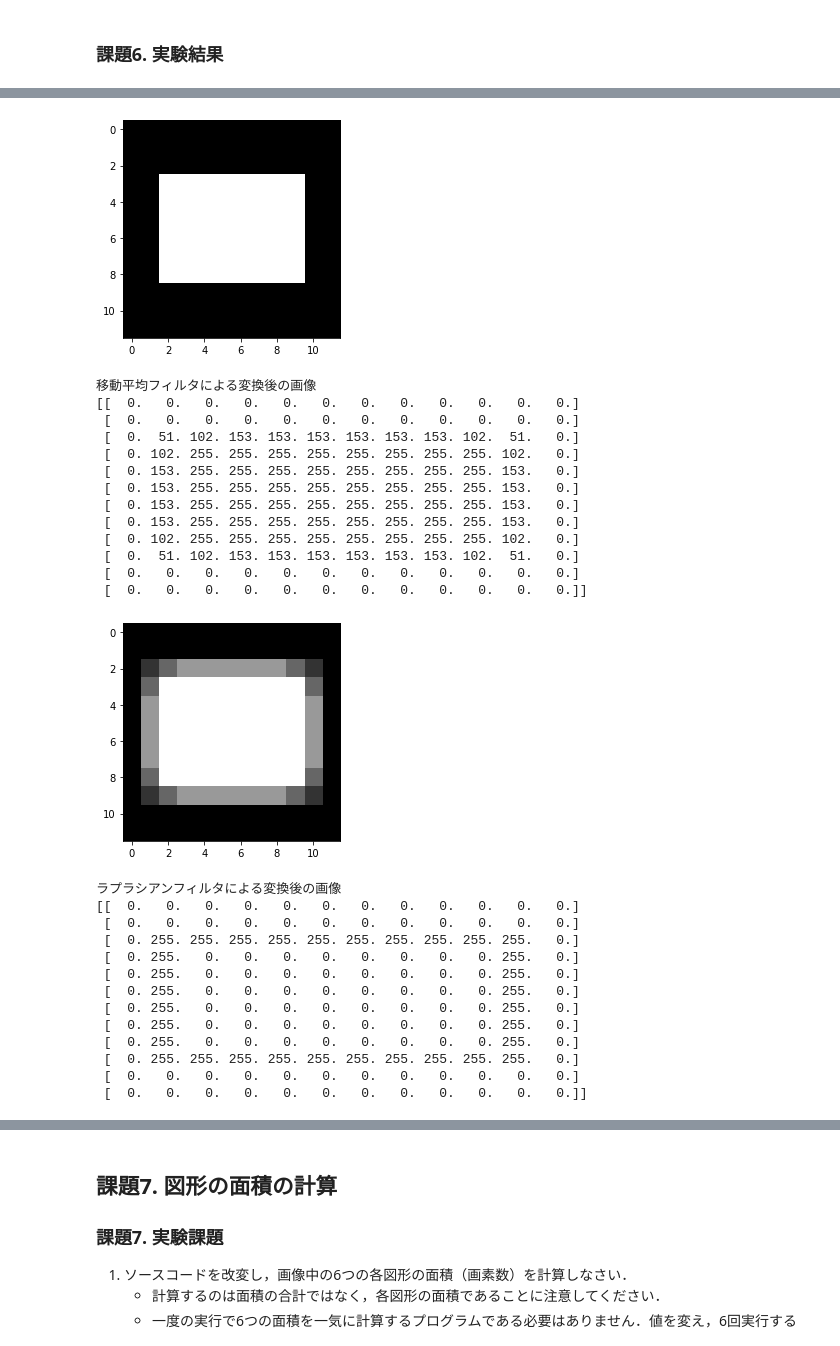
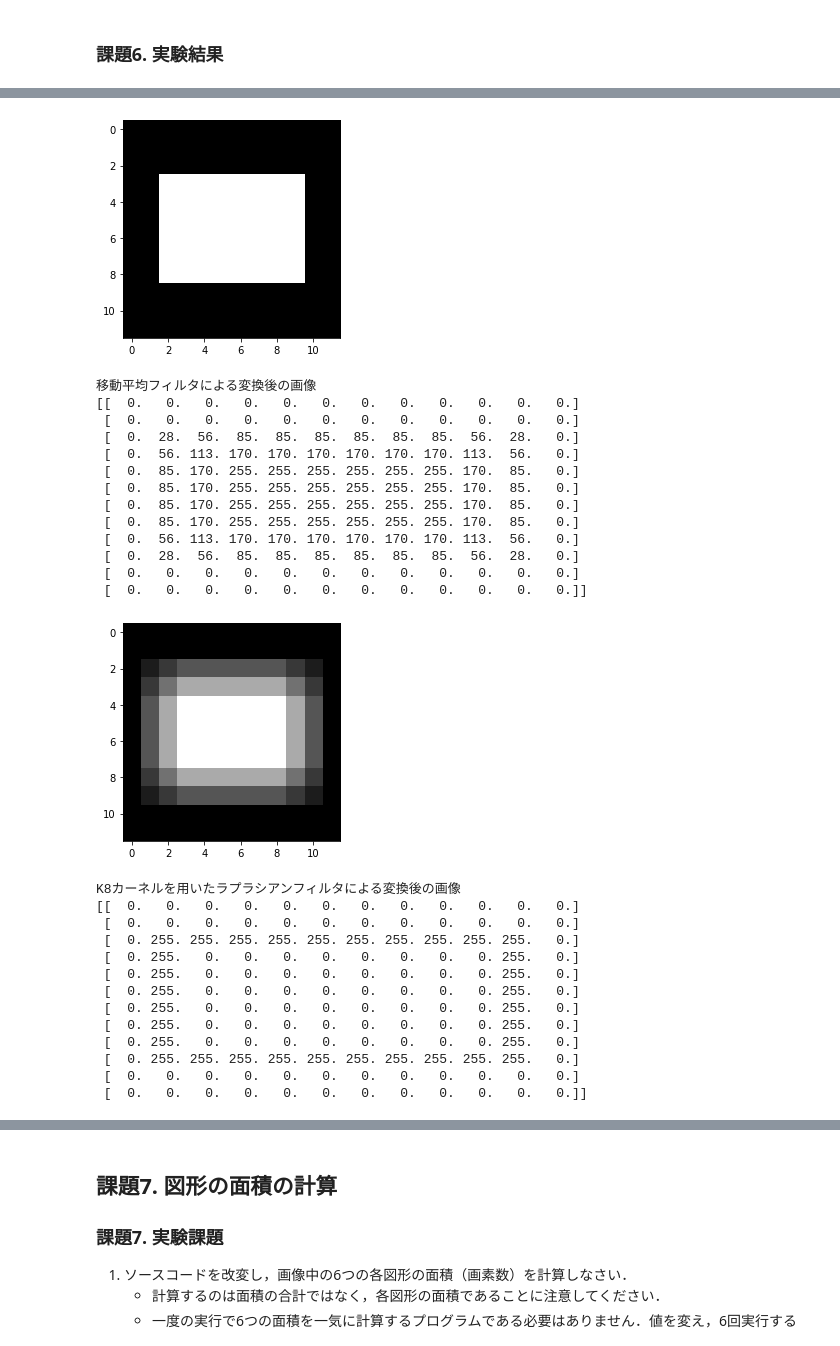
Before and after one commit to nekonabesan/FY2021_-BasicsOfImageProcessing, a Jupyter notebook: C_1820004_Otake.ipynb, the cells around one changed output, grey strips where cells are left out. Cells and saved outputs as stored; diff of their text form; code cells hidden in the pictures.

```diff
--- a/C_1820004_Otake.ipynb
+++ b/C_1820004_Otake.ipynb
@@ -561,6 +692,7 @@ show()
 
 gazo2 = zeros((12,12))
 gazo3 = zeros((12,12))
+gazo4 = zeros((12,12))
 
 #--------------------------------------------------------------------#
 # 移動平均フィルタで画像を変換
@@ -569,9 +701,9 @@ for x in range(1,11):
   for y in range(1,11):
     ######### ここを変更 ############
     filter = [
-      [0.2, 0.2, 0.2],
-      [0.2, 1.0, 0.2],
-      [0.2, 0.2, 0.2]
+      [1/9, 1/9, 1/9],
+      [1/9, 1/9, 1/9],
+      [1/9, 1/9, 1/9]
     ]
     #############################
 
@@ -587,7 +719,7 @@ for x in range(1,11):
       gasochi = 0
     elif gasochi>255:
       gasochi = 255
-    gazo2[y][x] = gasochi
+    gazo2[y][x] = round(gasochi)
 
 print( "移動平均フィルタによる変換後の画像" )
 print( gazo2 )
@@ -595,7 +727,7 @@ imshow(gazo2, cmap="gray", vmin=0, vmax=255, interpolation="None")
 show()
 
 #--------------------------------------------------------------------#
-# ラプラシアンフィルタで画像を変換
+# ラプラシアンフィルタで画像を変換K8カーネル
 #--------------------------------------------------------------------#
 for x in range(1,11):
   for y in range(1,11):
@@ -617,44 +749,76 @@ for x in range(1,11):
     gasochi = int(gasochi)
     if gasochi<0:
       gasochi = 0
     elif gasochi>255:
       gasochi = 255
     gazo3[y][x] = gasochi
 
-print( "ラプラシアンフィルタによる変換後の画像" )
+print( "K8カーネルを用いたラプラシアンフィルタによる変換後の画像" )
 print( gazo3 )
 imshow(gazo3, cmap="gray", vmin=0, vmax=255, interpolation="None")
 show()
+
+#--------------------------------------------------------------------#
+# ラプラシアンフィルタで画像を変換K4カーネル
+#--------------------------------------------------------------------#
+for x in range(1,11):
+  for y in range(1,11):
+    ######### ここを変更 ############
+    filter = [
+      [0.0, 1.0, 0.0],
+      [1.0, -4.0, 1.0],
+      [0.0, 1.0, 0.0]
+    ]
+    #############################
+
+    gasochi = 0
+    for xx in range(3):
+      for yy in range(3):
+        # ここでfilterの値をgazoに掛ける
+        gasochi += gazo[y+yy-1][x+xx-1] * filter[yy][xx]
+
+    # 0〜255の範囲内に収める
+    gasochi = int(gasochi)
+    if gasochi<0:
+      gasochi = 0
+    elif gasochi>255:
+      gasochi = 255
+    gazo3[y][x] = gasochi
+
+print( "K4カーネルを用いたラプラシアンフィルタによる変換後の画像" )
+print( gazo3 )
+imshow(gazo3, cmap="gray", vmin=0, vmax=255, interpolation="None")
+show()
 # %% [output]
 元画像
 [[  0   0   0   0   0   0   0   0   0   0   0   0]
  [  0   0   0   0   0   0   0   0   0   0   0   0]
  [  0   0   0   0   0   0   0   0   0   0   0   0]
  [  0   0 255 255 255 255 255 255 255 255   0   0]
  [  0   0 255 255 255 255 255 255 255 255   0   0]
  [  0   0 255 255 255 255 255 255 255 255   0   0]
  [  0   0 255 255 255 255 255 255 255 255   0   0]
  [  0   0 255 255 255 255 255 255 255 255   0   0]
  [  0   0 255 255 255 255 255 255 255 255   0   0]
  [  0   0   0   0   0   0   0   0   0   0   0   0]
  [  0   0   0   0   0   0   0   0   0   0   0   0]
  [  0   0   0   0   0   0   0   0   0   0   0   0]]
 [figure]
 移動平均フィルタによる変換後の画像
 [[  0.   0.   0.   0.   0.   0.   0.   0.   0.   0.   0.   0.]
  [  0.   0.   0.   0.   0.   0.   0.   0.   0.   0.   0.   0.]
- [  0.  51. 102. 153. 153. 153. 153. 153. 153. 102.  51.   0.]
- [  0. 102. 255. 255. 255. 255. 255. 255. 255. 255. 102.   0.]
- [  0. 153. 255. 255. 255. 255. 255. 255. 255. 255. 153.   0.]
- [  0. 153. 255. 255. 255. 255. 255. 255. 255. 255. 153.   0.]
- [  0. 153. 255. 255. 255. 255. 255. 255. 255. 255. 153.   0.]
- [  0. 153. 255. 255. 255. 255. 255. 255. 255. 255. 153.   0.]
- [  0. 102. 255. 255. 255. 255. 255. 255. 255. 255. 102.   0.]
- [  0.  51. 102. 153. 153. 153. 153. 153. 153. 102.  51.   0.]
+ [  0.  28.  56.  85.  85.  85.  85.  85.  85.  56.  28.   0.]
+ [  0.  56. 113. 170. 170. 170. 170. 170. 170. 113.  56.   0.]
+ [  0.  85. 170. 255. 255. 255. 255. 255. 255. 170.  85.   0.]
+ [  0.  85. 170. 255. 255. 255. 255. 255. 255. 170.  85.   0.]
+ [  0.  85. 170. 255. 255. 255. 255. 255. 255. 170.  85.   0.]
+ [  0.  85. 170. 255. 255. 255. 255. 255. 255. 170.  85.   0.]
+ [  0.  56. 113. 170. 170. 170. 170. 170. 170. 113.  56.   0.]
+ [  0.  28.  56.  85.  85.  85.  85.  85.  85.  56.  28.   0.]
  [  0.   0.   0.   0.   0.   0.   0.   0.   0.   0.   0.   0.]
  [  0.   0.   0.   0.   0.   0.   0.   0.   0.   0.   0.   0.]]
-[figure, old version]
+[figure, new version]
-ラプラシアンフィルタによる変換後の画像
+K8カーネルを用いたラプラシアンフィルタによる変換後の画像
 [[  0.   0.   0.   0.   0.   0.   0.   0.   0.   0.   0.   0.]
  [  0.   0.   0.   0.   0.   0.   0.   0.   0.   0.   0.   0.]
  [  0. 255. 255. 255. 255. 255. 255. 255. 255. 255. 255.   0.]
```
Also changed, not shown: parts of 10 cells of this notebook.
